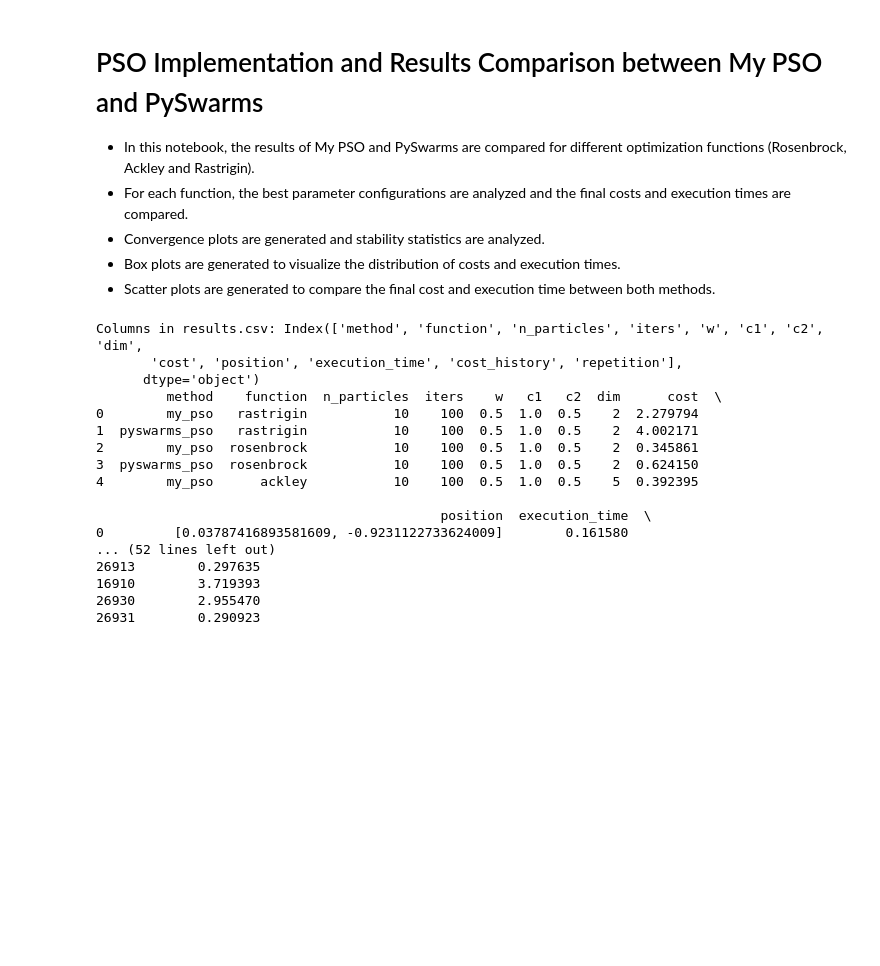
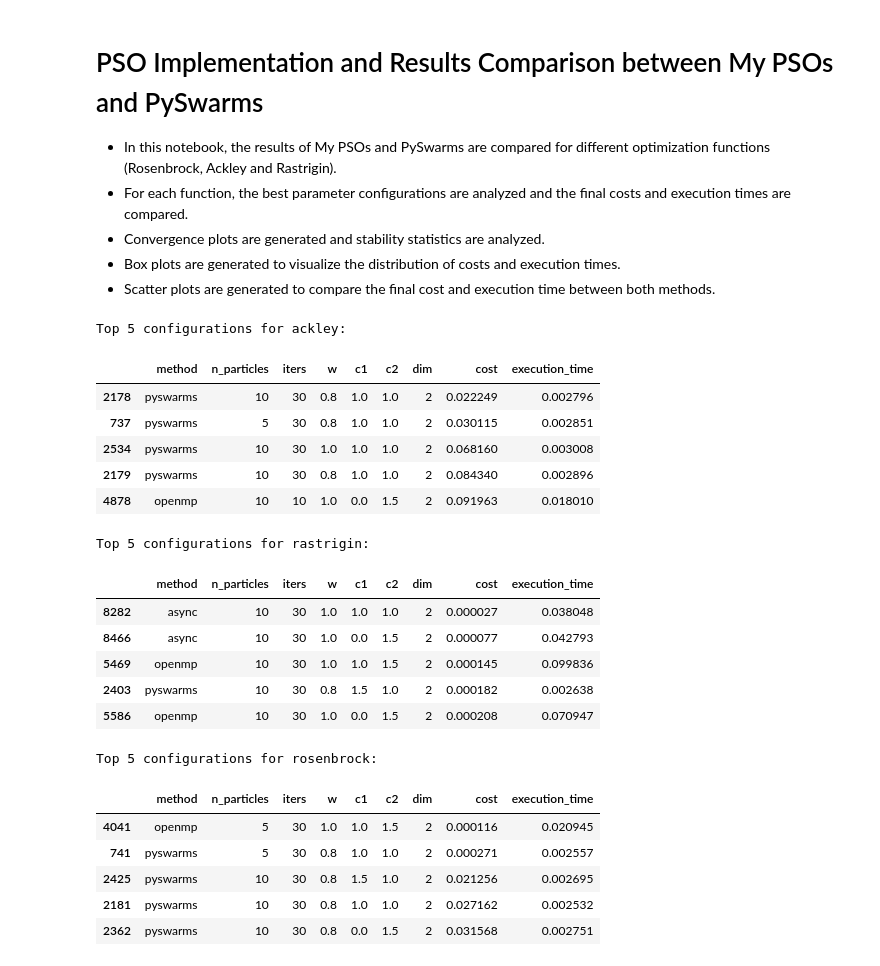
Before and after one commit to carroyo03/qpso, a Jupyter notebook: analysis/data.ipynb, the cells around one changed output. Cells and saved outputs as stored; diff of their text form; code cells hidden in the pictures; blank space fills up the shorter version.

Commit message:
feat: enhance PSO implementation

```diff
--- a/analysis/data.ipynb
+++ b/analysis/data.ipynb
@@ -1,7 +1,7 @@
 # %% [markdown]
-# PSO Implementation and Results Comparison between My PSO and PySwarms
+# PSO Implementation and Results Comparison between My PSOs and PySwarms
 
-* In this notebook, the results of My PSO and PySwarms are compared for different optimization functions (Rosenbrock, Ackley and Rastrigin).
+* In this notebook, the results of My PSOs and PySwarms are compared for different optimization functions (Rosenbrock, Ackley and Rastrigin).
 * For each function, the best parameter configurations are analyzed and the final costs and execution times are compared.
 * Convergence plots are generated and stability statistics are analyzed.
 * Box plots are generated to visualize the distribution of costs and execution times.
@@ -9,65 +9,54 @@
 # %%
 # Importing libraries
 from IPython.display import display
 import pandas as pd
 import matplotlib.pyplot as plt
 import ast
 %matplotlib inline
 import re
 
 # Load the CSV results file
-df = pd.read_csv('../analysis/results.csv')
-print("Columns in results.csv:", df.columns)
-print(df.head())
-
+df = pd.read_csv('pso_results.csv')
 functions = ['ackley', 'rastrigin', 'rosenbrock']
-
-
-# Check if the expected columns are present
-expected_columns = ['method', 'function', 'n_particles', 'iters', 'w', 'c1', 'c2', 'dim', 'cost', 'execution_time', 'cost_history']
-missing_columns = [col for col in expected_columns if col not in df.columns]
-if missing_columns:
-    print(f"Error: The following columns are not in results.csv: {missing_columns}")
-    print("Please, check pso_script.py is creating results.csv correctly.")
-    raise KeyError(f"Missing columns: {missing_columns}")
-
-
-# Find the best configurations for each function
+methods = df['method'].unique()
 for func in functions:
     func_df = df[df['function'] == func]
     best_results = func_df.sort_values(by='cost').head(5)
     print(f"\nTop 5 configurations for {func}:")
-    print(best_results[['method', 'n_particles', 'iters', 'w', 'c1', 'c2', 'dim', 'cost', 'execution_time']])
+    display(best_results[['method', 'n_particles', 'iters', 'w', 'c1', 'c2', 'dim', 'cost', 'execution_time']])
 
-# Convert cost_history strings to lists of floats
 def extract_floats(x):
     if isinstance(x, str):
         try:
             # Replace "np.float64" and extract the float values
             x_cleaned = re.sub(r'np\.float64\((.*?)\)', r'\1', x)
             return [float(val) for val in ast.literal_eval(x_cleaned)]
         except (ValueError, SyntaxError) as e:
             # Handle the case where conversion fails
             print(f"Error at converting cost_history: {e}, value: {x}")
             return []
     return x if isinstance(x, list) else []
 
 df['cost_history'] = df['cost_history'].apply(extract_floats)
 # %% [output]
-Columns in results.csv: Index(['method', 'function', 'n_particles', 'iters', 'w', 'c1', 'c2', 'dim',
-       'cost', 'position', 'execution_time', 'cost_history', 'repetition'],
-      dtype='object')
-         method    function  n_particles  iters    w   c1   c2  dim      cost  \
-0        my_pso   rastrigin           10    100  0.5  1.0  0.5    2  2.279794
-1  pyswarms_pso   rastrigin           10    100  0.5  1.0  0.5    2  4.002171
-2        my_pso  rosenbrock           10    100  0.5  1.0  0.5    2  0.345861
-3  pyswarms_pso  rosenbrock           10    100  0.5  1.0  0.5    2  0.624150
-4        my_pso      ackley           10    100  0.5  1.0  0.5    5  0.392395
-
-                                            position  execution_time  \
-0         [0.03787416893581609, -0.9231122733624009]        0.161580
-... (52 lines left out)
-26913        0.297635
-16910        3.719393
-26930        2.955470
-26931        0.290923
+Top 5 configurations for ackley:
+|  | method | n_particles | iters | w | c1 | c2 | dim | cost | execution_time |
+| 2178 | pyswarms | 10 | 30 | 0.8 | 1.0 | 1.0 | 2 | 0.022249 | 0.002796 |
+| 737 | pyswarms | 5 | 30 | 0.8 | 1.0 | 1.0 | 2 | 0.030115 | 0.002851 |
+| 2534 | pyswarms | 10 | 30 | 1.0 | 1.0 | 1.0 | 2 | 0.068160 | 0.003008 |
+| 2179 | pyswarms | 10 | 30 | 0.8 | 1.0 | 1.0 | 2 | 0.084340 | 0.002896 |
+| 4878 | openmp | 10 | 10 | 1.0 | 0.0 | 1.5 | 2 | 0.091963 | 0.018010 |
+Top 5 configurations for rastrigin:
+|  | method | n_particles | iters | w | c1 | c2 | dim | cost | execution_time |
+| 8282 | async | 10 | 30 | 1.0 | 1.0 | 1.0 | 2 | 0.000027 | 0.038048 |
+| 8466 | async | 10 | 30 | 1.0 | 0.0 | 1.5 | 2 | 0.000077 | 0.042793 |
+| 5469 | openmp | 10 | 30 | 1.0 | 1.0 | 1.5 | 2 | 0.000145 | 0.099836 |
+| 2403 | pyswarms | 10 | 30 | 0.8 | 1.5 | 1.0 | 2 | 0.000182 | 0.002638 |
+| 5586 | openmp | 10 | 30 | 1.0 | 0.0 | 1.5 | 2 | 0.000208 | 0.070947 |
+Top 5 configurations for rosenbrock:
+|  | method | n_particles | iters | w | c1 | c2 | dim | cost | execution_time |
+| 4041 | openmp | 5 | 30 | 1.0 | 1.0 | 1.5 | 2 | 0.000116 | 0.020945 |
+| 741 | pyswarms | 5 | 30 | 0.8 | 1.0 | 1.0 | 2 | 0.000271 | 0.002557 |
+| 2425 | pyswarms | 10 | 30 | 0.8 | 1.5 | 1.0 | 2 | 0.021256 | 0.002695 |
+| 2181 | pyswarms | 10 | 30 | 0.8 | 1.0 | 1.0 | 2 | 0.027162 | 0.002532 |
+| 2362 | pyswarms | 10 | 30 | 0.8 | 0.0 | 1.5 | 2 | 0.031568 | 0.002751 |
```
Also changed, not shown: parts of 6 cells of this notebook, 27 other files.
